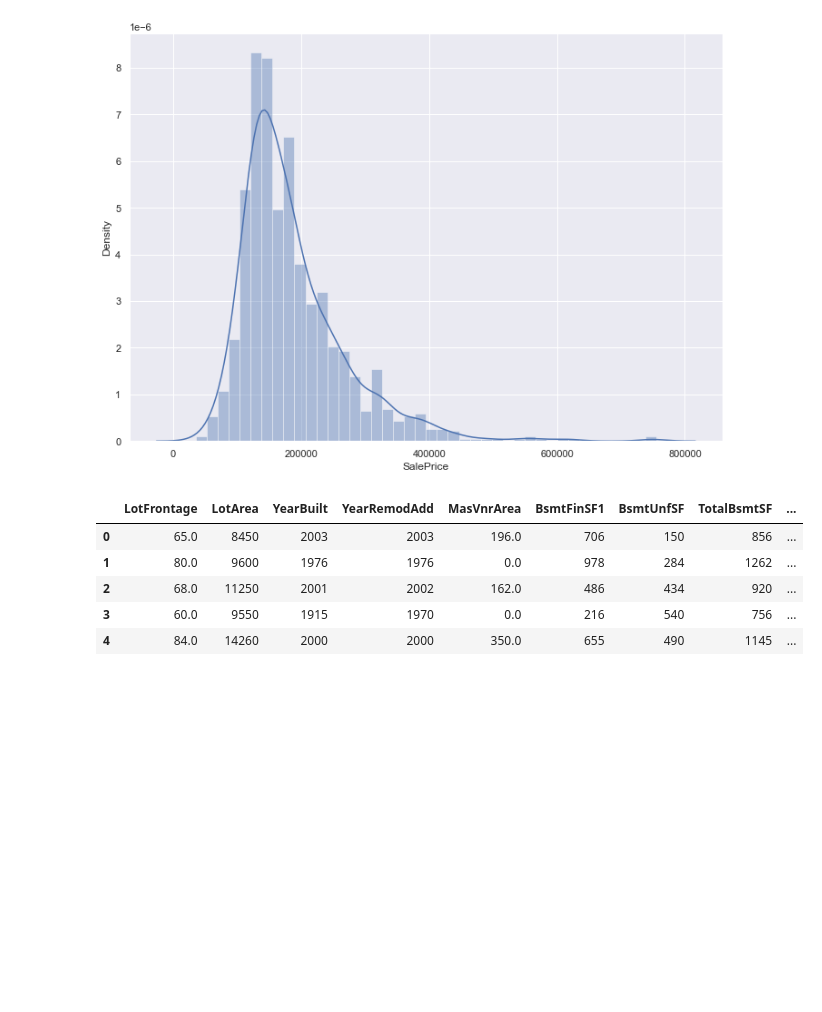
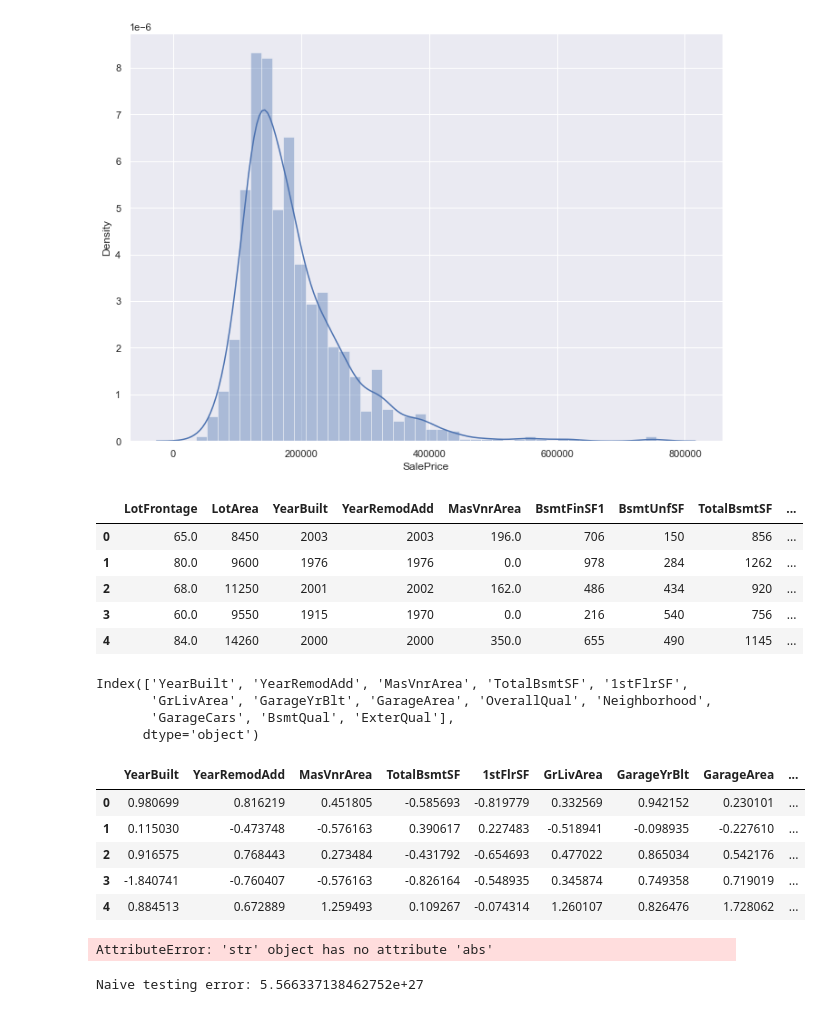
Before and after one commit to Jack-Klingenberg/NMRegression, a Jupyter notebook: Home_Price_Regression.ipynb, the cells around one changed output. Cells and saved outputs as stored; diff of their text form; code cells hidden in the pictures; blank space fills up the shorter version.

```diff
--- a/Home_Price_Regression.ipynb
+++ b/Home_Price_Regression.ipynb
@@ -199,15 +212,72 @@ def expand_categorical(df, columns):
 
     return df
 # %%
+y_train_mean = data["SalePrice"].mean()
+y_train_std = data["SalePrice"].std()
+
 y_train = (data["SalePrice"] - data["SalePrice"].mean())/data["SalePrice"].std()
+
+valid_numeric.drop(columns="SalePrice",inplace=True)
 valid_numeric.reset_index(inplace=True,drop=True)
 valid_categorical.reset_index(inplace=True,drop=True)
 valid_numeric.index = valid_categorical.index
-X_train = expand_categorical(pd.concat([valid_numeric,valid_categorical],axis=1),valid_categorical.columns)
+X_train = pd.concat([valid_numeric,valid_categorical],axis=1)
+valid_features = X_train.columns
+X_train = expand_categorical(X_train,valid_categorical.columns)
+
+X_train_mean = X_train.mean()
+X_train_std = X_train.std()
 
 X_train[valid_numeric.columns]= (X_train[valid_numeric.columns]-X_train[valid_numeric.columns].mean())/X_train[valid_numeric.columns].std()
+# %%
+valid_features
+# %% [output]
+Index(['YearBuilt', 'YearRemodAdd', 'MasVnrArea', 'TotalBsmtSF', '1stFlrSF',
+       'GrLivArea', 'GarageYrBlt', 'GarageArea', 'OverallQual', 'Neighborhood',
+       'GarageCars', 'BsmtQual', 'ExterQual'],
+      dtype='object')
+# %%
+X_train.head()
+# %% [output]
+|  | YearBuilt | YearRemodAdd | MasVnrArea | TotalBsmtSF | 1stFlrSF | GrLivArea | GarageYrBlt | GarageArea | ... |
+| 0 | 0.980699 | 0.816219 | 0.451805 | -0.585693 | -0.819779 | 0.332569 | 0.942152 | 0.230101 | ... |
+| 1 | 0.115030 | -0.473748 | -0.576163 | 0.390617 | 0.227483 | -0.518941 | -0.098935 | -0.227610 | ... |
+| 2 | 0.916575 | 0.768443 | 0.273484 | -0.431792 | -0.654693 | 0.477022 | 0.865034 | 0.542176 | ... |
+| 3 | -1.840741 | -0.760407 | -0.576163 | -0.826164 | -0.548935 | 0.345874 | 0.749358 | 0.719019 | ... |
+| 4 | 0.884513 | 0.672889 | 1.259493 | 0.109267 | -0.074314 | 1.260107 | 0.826476 | 1.728062 | ... |
 # %%
 X = X_train.to_numpy()
 y = np.reshape( y_train.to_numpy(),(-1,1))
 
 theta = np.linalg.inv(X.T@X)@X.T@y
+# %%
+
+# TEST
+
+test_row = X_train.iloc[89]
+test_lab = y_train.iloc[89]
+
+
+print ( "Training set average estimation error:" + str( ( ((X_train@theta) * y_train_std + y_train_mean) - ((y_train*y_train_std)+y_train_mean)).abs().mean().iloc[0]))
+# %% [output]
+AttributeError: 'str' object has no attribute 'abs'
+# %%
+naive_dataset = data.copy()
+
+naive_dataset.dropna(inplace=True)
+naive_Y_train = naive_dataset["SalePrice"]
+naive_dataset.drop(columns="SalePrice",inplace=True)
+
+dummies = pd.get_dummies(naive_dataset)
+naive_dataset = pd.concat([naive_dataset, dummies], axis="columns")
+naive_dataset.drop(columns=dummies.columns, inplace=True)
+
+naive_X_train = dummies.to_numpy()
+naive_Y_train = naive_Y_train.to_numpy()
+naive_Y_train = np.reshape( naive_Y_train,(-1,1))
+
+naive_theta = (naive_X_train.T@naive_X_train)@naive_X_train.T@naive_Y_train
+
+print ( "Naive testing error: " + str(( (naive_X_train@naive_theta) - naive_Y_train).mean() ) )
+# %% [output]
+Naive testing error: 5.566337138462752e+27
```
Also changed, not shown: parts of 9 cells of this notebook.
